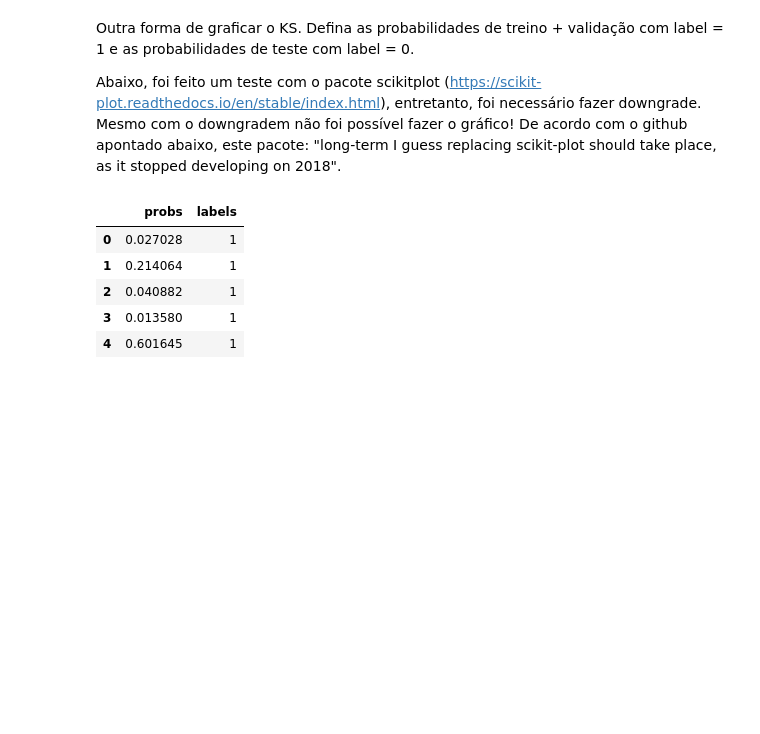
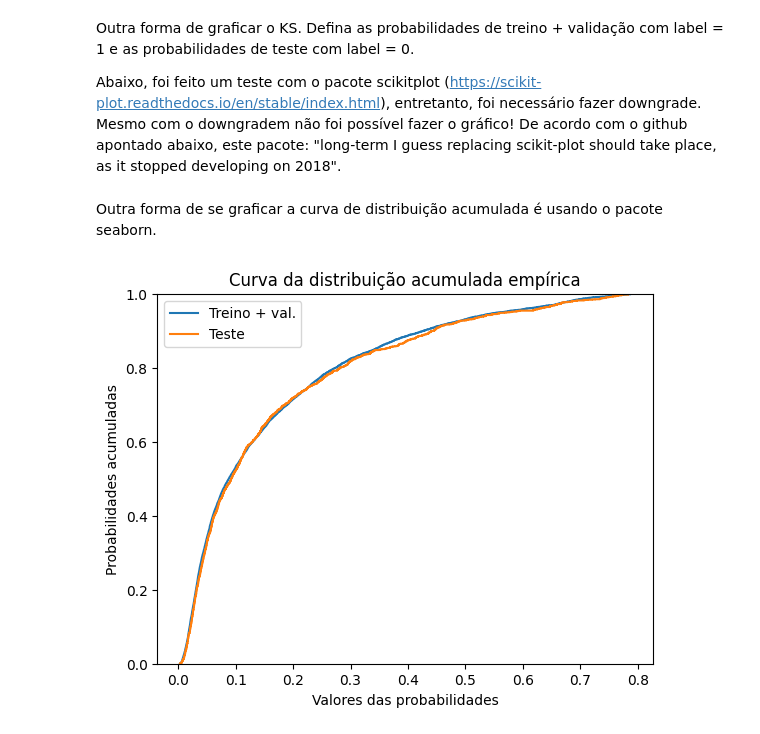
Before and after one commit to HugoCalegari/Estudo_Cartao_Credito, a Jupyter notebook: vCartao_Credito/2.Modelagem/4.Modelos_finais.ipynb, the cells around one changed output. Saved outputs shown, nothing was run; the diff lists cells and outputs as text; code cells hidden in the pictures; blank space fills up the shorter version.

```diff
--- a/vCartao_Credito/2.Modelagem/4.Modelos_finais.ipynb
+++ b/vCartao_Credito/2.Modelagem/4.Modelos_finais.ipynb
@@ -204,16 +205,9 @@ tamanho_teste = len(clf.predict_proba(X_teste_new)[:,1])
 # %%
-probs = pd.concat([pd.Series(clf.predict_proba(X_treino_val_new)[:,1]), pd.Series(clf.predict_proba(X_teste_new)[:,1])], axis=0).reset_index(drop=True)
-labels = pd.concat([pd.Series(np.ones(tamanho_treino, dtype=int)), pd.Series(np.zeros(tamanho_teste,dtype=int))], axis=0).reset_index(drop=True)
+#probs = pd.concat([pd.Series(clf.predict_proba(X_treino_val_new)[:,1]), pd.Series(clf.predict_proba(X_teste_new)[:,1])], axis=0).reset_index(drop=True)
+#labels = pd.concat([pd.Series(np.ones(tamanho_treino, dtype=int)), pd.Series(np.zeros(tamanho_teste,dtype=int))], axis=0).reset_index(drop=True)
 
-aux = pd.concat([probs, labels], axis=1).rename(columns={0:'probs', 1:'labels'})
-aux.head()
+#aux = pd.concat([probs, labels], axis=1).rename(columns={0:'probs', 1:'labels'})
+#aux.head()
-# %% [output]
-|  | probs | labels |
-| 0 | 0.027028 | 1 |
-| 1 | 0.214064 | 1 |
-| 2 | 0.040882 | 1 |
-| 3 | 0.013580 | 1 |
-| 4 | 0.601645 | 1 |
 # %%
 #import scipy
 #scipy.__version__
@@ -226,3 +220,15 @@ aux.head()
 
 #skplt.metrics.plot_ks_statistic(y_probas=aux['probs'], y_true=aux['labels'])
 #plt.show()
+# %% [markdown]
+Outra forma de se graficar a curva de distribuição acumulada é usando o pacote seaborn.
+# %%
+sns.ecdfplot(clf.predict_proba(X_treino_val_new)[:,1], label = 'Treino + val.')
+sns.ecdfplot(clf.predict_proba(X_teste_new)[:,1], label = 'Teste')
+plt.title('Curva da distribuição acumulada empírica')
+plt.xlabel('Valores das probabilidades')
+plt.ylabel('Probabilidades acumuladas')
+plt.legend()
+plt.show()
+# %% [output]
+[figure, added]
```
Also changed, not shown: parts of 12 cells of this notebook.
